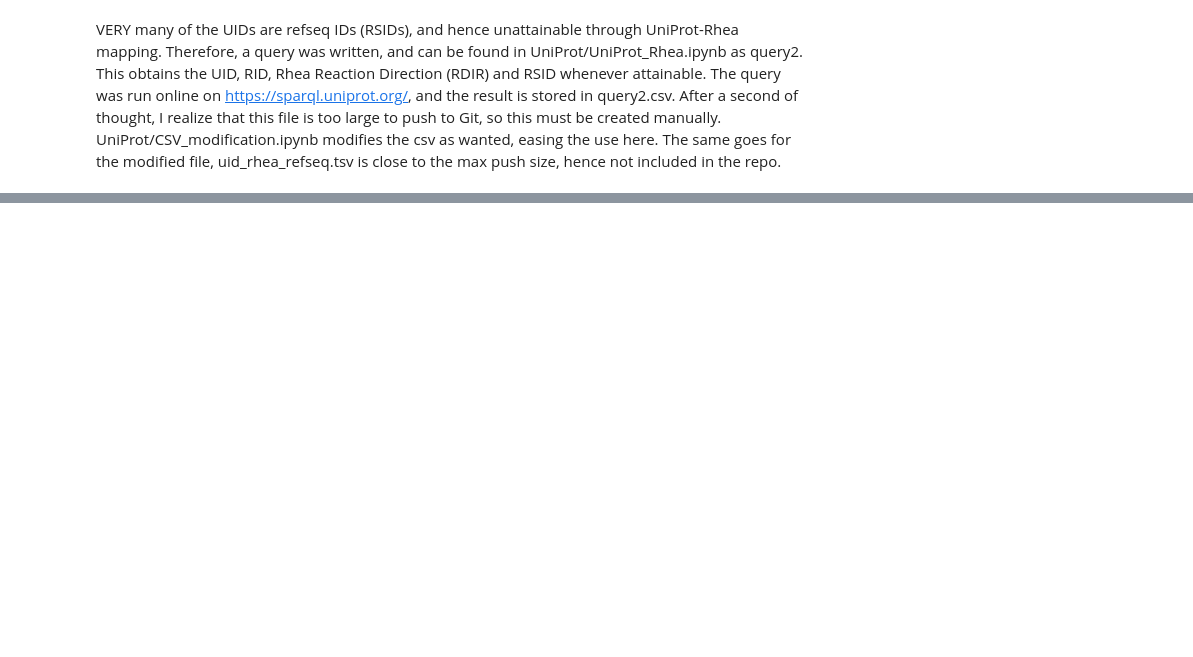
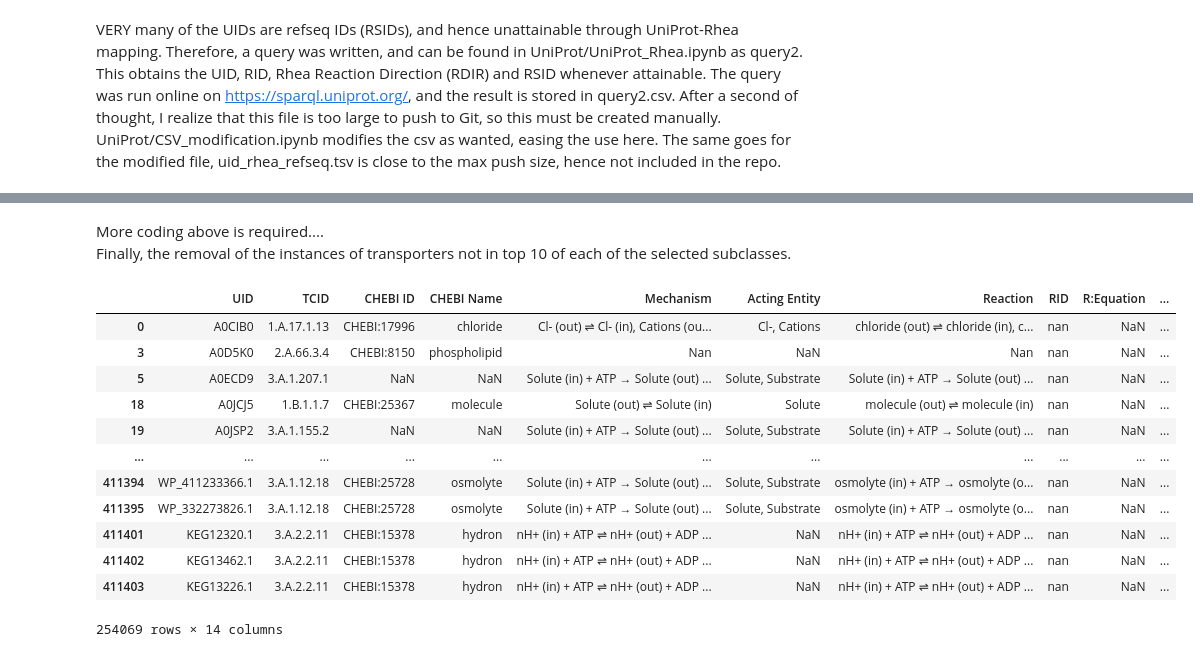
Before and after one commit to blandro/master-project, a Jupyter notebook: Approach 1/main1.ipynb, the cells around one changed output, grey strips where cells are left out. Saved outputs shown, nothing was run; the diff lists cells and outputs as text; code cells hidden in the pictures; blank space fills up the shorter version.

```diff
--- a/Approach 1/main1.ipynb
+++ b/Approach 1/main1.ipynb
@@ -169,0 +186,21 @@ df
+# %% [markdown]
+More coding above is required....\
+Finally, the removal of the instances of transporters not in top 10 of each of the selected subclasses.
+# %%
+df = df[df["Family"].isin(df_family_mechanisms["Family"])]
+df = df.drop(columns=["Family"])
+df
+# %% [output]
+|  | UID | TCID | CHEBI ID | CHEBI Name | Mechanism | Acting Entity | Reaction | RID | R:Equation | ... |
+| 0 | A0CIB0 | 1.A.17.1.13 | CHEBI:17996 | chloride | Cl- (out) ⇌ Cl- (in), Cations (ou... | Cl-, Cations | chloride (out) ⇌ chloride (in), c... | nan | NaN | ... |
+| 3 | A0D5K0 | 2.A.66.3.4 | CHEBI:8150 | phospholipid | Nan | NaN | Nan | nan | NaN | ... |
+| 5 | A0ECD9 | 3.A.1.207.1 | NaN | NaN | Solute (in) + ATP → Solute (out) ... | Solute, Substrate | Solute (in) + ATP → Solute (out) ... | nan | NaN | ... |
+| 18 | A0JCJ5 | 1.B.1.1.7 | CHEBI:25367 | molecule | Solute (out) ⇌ Solute (in) | Solute | molecule (out) ⇌ molecule (in) | nan | NaN | ... |
+| 19 | A0JSP2 | 3.A.1.155.2 | NaN | NaN | Solute (in) + ATP → Solute (out) ... | Solute, Substrate | Solute (in) + ATP → Solute (out) ... | nan | NaN | ... |
+| ... | ... | ... | ... | ... | ... | ... | ... | ... | ... | ... |
+| 411394 | WP_411233366.1 | 3.A.1.12.18 | CHEBI:25728 | osmolyte | Solute (in) + ATP → Solute (out) ... | Solute, Substrate | osmolyte (in) + ATP → osmolyte (o... | nan | NaN | ... |
+| 411395 | WP_332273826.1 | 3.A.1.12.18 | CHEBI:25728 | osmolyte | Solute (in) + ATP → Solute (out) ... | Solute, Substrate | osmolyte (in) + ATP → osmolyte (o... | nan | NaN | ... |
+| 411401 | KEG12320.1 | 3.A.2.2.11 | CHEBI:15378 | hydron | nH+ (in) + ATP ⇌ nH+ (out) + ADP ... | NaN | nH+ (in) + ATP ⇌ nH+ (out) + ADP ... | nan | NaN | ... |
+| 411402 | KEG13462.1 | 3.A.2.2.11 | CHEBI:15378 | hydron | nH+ (in) + ATP ⇌ nH+ (out) + ADP ... | NaN | nH+ (in) + ATP ⇌ nH+ (out) + ADP ... | nan | NaN | ... |
+| 411403 | KEG13226.1 | 3.A.2.2.11 | CHEBI:15378 | hydron | nH+ (in) + ATP ⇌ nH+ (out) + ADP ... | NaN | nH+ (in) + ATP ⇌ nH+ (out) + ADP ... | nan | NaN | ... |
+254069 rows × 14 columns
```
Also changed, not shown: parts of 4 cells of this notebook.
